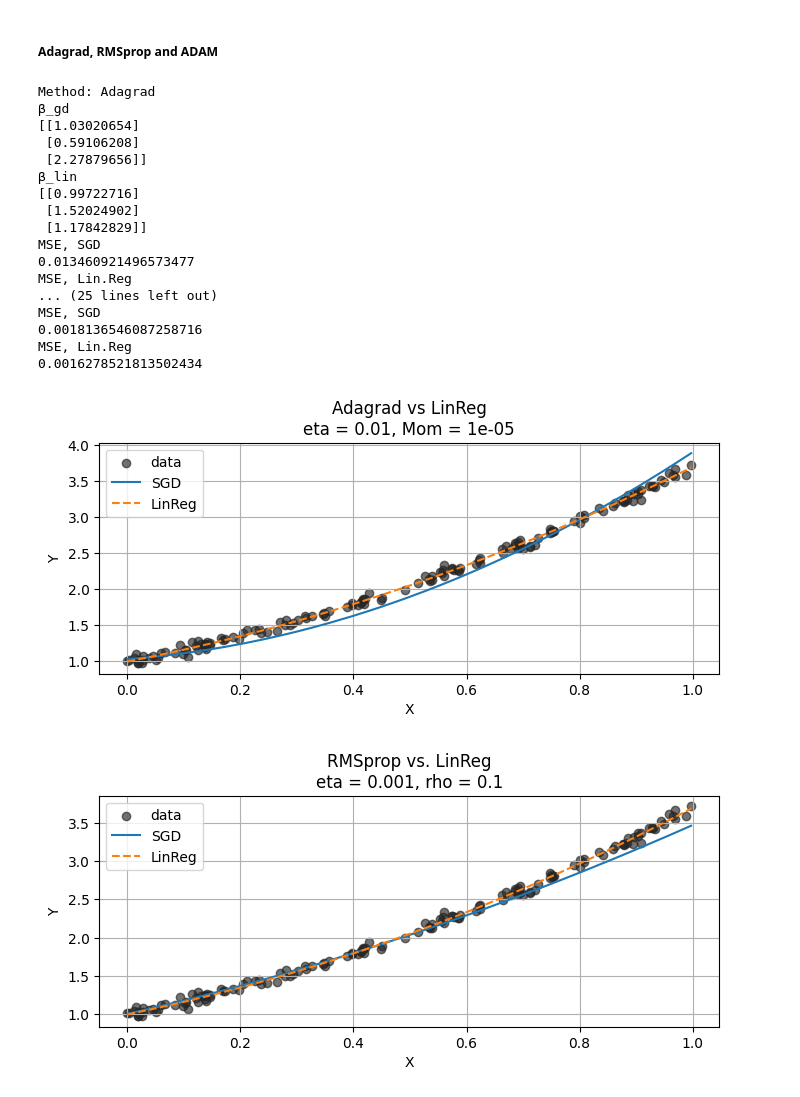
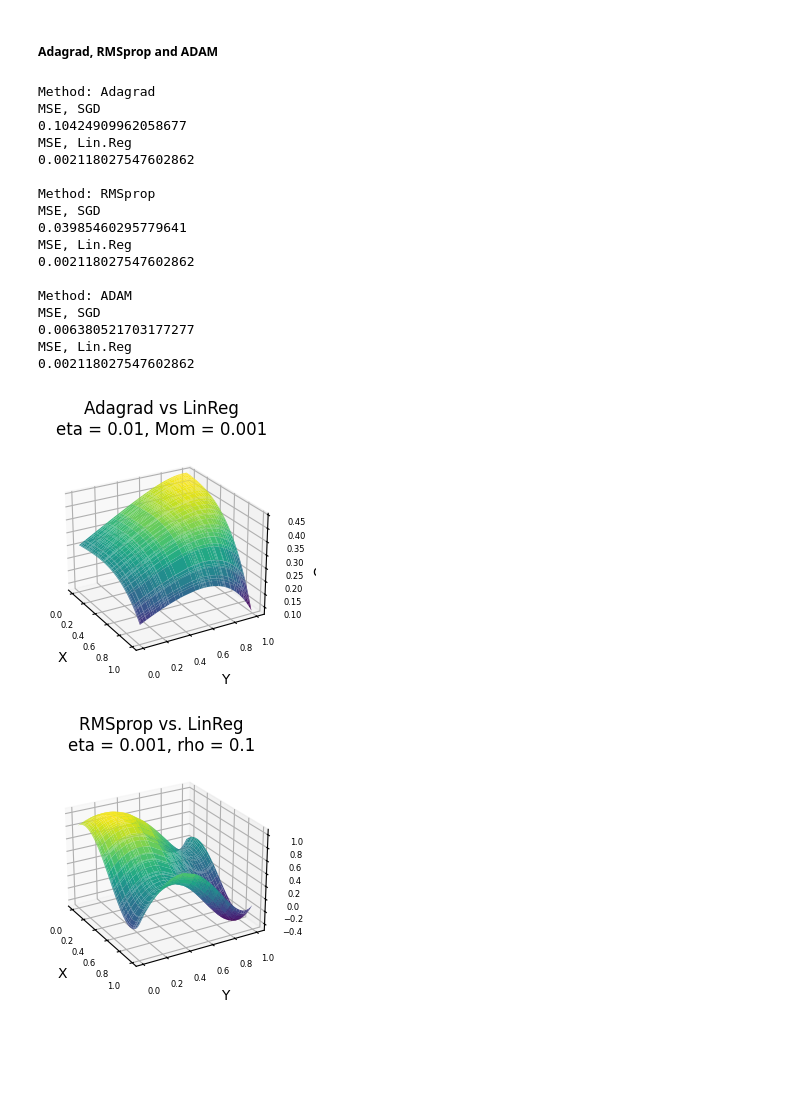
Before and after one commit to andersthorstadboe/project-2-fys-stk4155-ffneural-network, a Jupyter notebook: 01-main/project-02.01.ipynb, the cells around one changed output. Saved outputs shown, nothing was run; the diff lists cells and outputs as text; code cells hidden in the pictures; blank space fills up the shorter version.

```diff
--- a/01-main/project-02.01.ipynb
+++ b/01-main/project-02.01.ipynb
@@ -30,15 +27,15 @@ plt.rcParams["figure.figsize"] = (8,3); plt.rcParams["font.size"] = 10
 #### Dataset setup
 # %%
 cases = ['1D','2D','Franke']
-case_ = cases[0]
-show = True
+case_ = cases[2]
+show = False
 
 # Grid and data setup
 a      = [1.0, 1.5, 1.2]                                   # Coefficients for exponential model
 c0, c1 = 0.2, 0.95                                         # Noise scaling
 x0, xN = 0, 1                                              # Start and end of domain, x-axis
 y0, yN = 0, 1                                              # Start and end of domain, y-axis
-Nx, Ny = 150, 150                                          # Number of sample points
+Nx, Ny = 100, 100                                          # Number of sample points
 '''
 x   = np.sort(np.random.uniform(x0,xN,Nx)).reshape(-1,1)    # Mesh points on x-axis (uniformly distributed, sorted values)
 y   = np.sort(np.random.uniform(y0,yN,Ny)).reshape(-1,1)    # Mesh points on y-axis (uniformly distributed, sorted values) (try different length arrays in x and y if singular values are an issue)
@@ -79,12 +76,12 @@ f = dataset.plot(labels=['Test function','x','y','dataset','true'])
 ##### Plain GD and GD with momentum
 # %%
 ## Regression setup and initialization
-eta = 0.01; n_iter = 10; lmbda = 0.01
+eta = 0.01; n_iter = 10; lmbda = 0.0001
 
 lin_gd = LinearRegressor(learning_rate=eta,num_iterations=n_iter)
 
 ## Design matrix
-poly_deg = 2
+poly_deg = 7
 if case_ == '1D':
     target = dataset.target[0]
     x = dataset.x
@@ -110,7 +107,8 @@ target_s = target#lin_gd.scale(target)
 mom = [0., 0.00001]
 GDMethod = [PlainGD(eta),MomentumGD(eta,momentum=mom[1])]
 
-GradMethod = AutoGrad(lmbda,mse_lasso)
+GradMethod = LassoGrad(lmbda)
+#GradMethod = AutoGrad(lmbda,mse_lasso)
 
 ## GD-fitting and linear prediction
 lin_gd.linear_predict(X,target,predict_type='Ridge',lmbda=lmbda)
@@ -128,10 +126,12 @@ for i,method in enumerate(GDMethod):
     prediction_gd = X @ lin_gd.beta_gd# + lin_gd.gd_intcept
 
     print(f'Method: {method.__class__.__name__}')
-    print('β_gd')
-    print(lin_gd.beta_gd)
-    print('β_lin')
-    print(lin_gd.beta_linreg)
+    if show == True:
+        print('β_gd')
+        print(lin_gd.beta_gd)
+        print('β_lin')
+        print(lin_gd.beta_linreg)
+
     print('MSE, SGD')
     print(lin_gd.predict(lin_gd.beta_gd,X,target))
     print('MSE, Lin.Reg')
@@ -169,7 +164,7 @@ MSE, Lin.Reg
 # %% [markdown]
 ##### Adagrad, RMSprop and ADAM
 # %%
-eta_ada, adagrad_mom = 0.01,0.00001
+eta_ada, adagrad_mom = 0.01,0.001
 eta_rms,rms_decay = 0.001,0.1
 eta_ADAM, ADAM_decay = 0.01,[0.9, 0.99]
 
@@ -179,48 +174,50 @@ title_list = ['Adagrad vs LinReg\neta = %g, Mom = %g'%(eta_ada,adagrad_mom),
               'RMSprop vs. LinReg\neta = %g, rho = %g' %(eta_rms,rms_decay),
               'ADAM vs LinReg\neta = %g, rho = (%g, %g)' %(eta_ADAM,ADAM_decay[0],ADAM_decay[1])]
 
 for i,method in enumerate(GDMethod):
 
     lin_gd.reg_fit(X_s,target_s,method,GradMethod,batches=batches,epoch=epochs)
 
     prediction_gd = X @ lin_gd.beta_gd# + lin_gd.gd_intcept
 
     print(f'Method: {method.__class__.__name__}')
-    print('β_gd')
-    print(lin_gd.beta_gd)
-    print('β_lin')
-    print(lin_gd.beta_linreg)
+    if show == True:
+        print('β_gd')
+        print(lin_gd.beta_gd)
+        print('β_lin')
+        print(lin_gd.beta_linreg)
+
     print('MSE, SGD')
     print(lin_gd.predict(lin_gd.beta_gd,X,target))
     print('MSE, Lin.Reg')
     print(lin_gd.predict(lin_gd.beta_linreg,X,target),'\n')
 
     if case_ == '1D':
         lin_gd.plot(x,[target,prediction_gd,prediction_reg],labels=[title_list[i],'X','Y','data','SGD','LinReg'])
     else:
         pred_gd = prediction_gd.reshape(Nx,Ny)
         lin_gd.plot([dataset.xx,dataset.yy],pred_gd,labels=[title_list[i],'X','Y','data','SGD','LinReg'])
 
     lin_gd.reset()
 
 plt.show()
 # %% [output]
 Method: Adagrad
-β_gd
-[[1.03020654]
- [0.59106208]
- [2.27879656]]
-β_lin
-[[0.99722716]
- [1.52024902]
- [1.17842829]]
 MSE, SGD
-0.013460921496573477
+0.10424909962058677
 MSE, Lin.Reg
-... (25 lines left out)
+0.002118027547602862
+
+Method: RMSprop
 MSE, SGD
-0.0018136546087258716
+0.03985460295779641
 MSE, Lin.Reg
-0.0016278521813502434
+0.002118027547602862
+
+Method: ADAM
+MSE, SGD
+0.006380521703177277
+MSE, Lin.Reg
+0.002118027547602862
-[figure, old version]
+[figure, new version]
-[figure, old version]
+[figure, new version]
```
Also changed, not shown: parts of 6 cells of this notebook, 5 other files.
